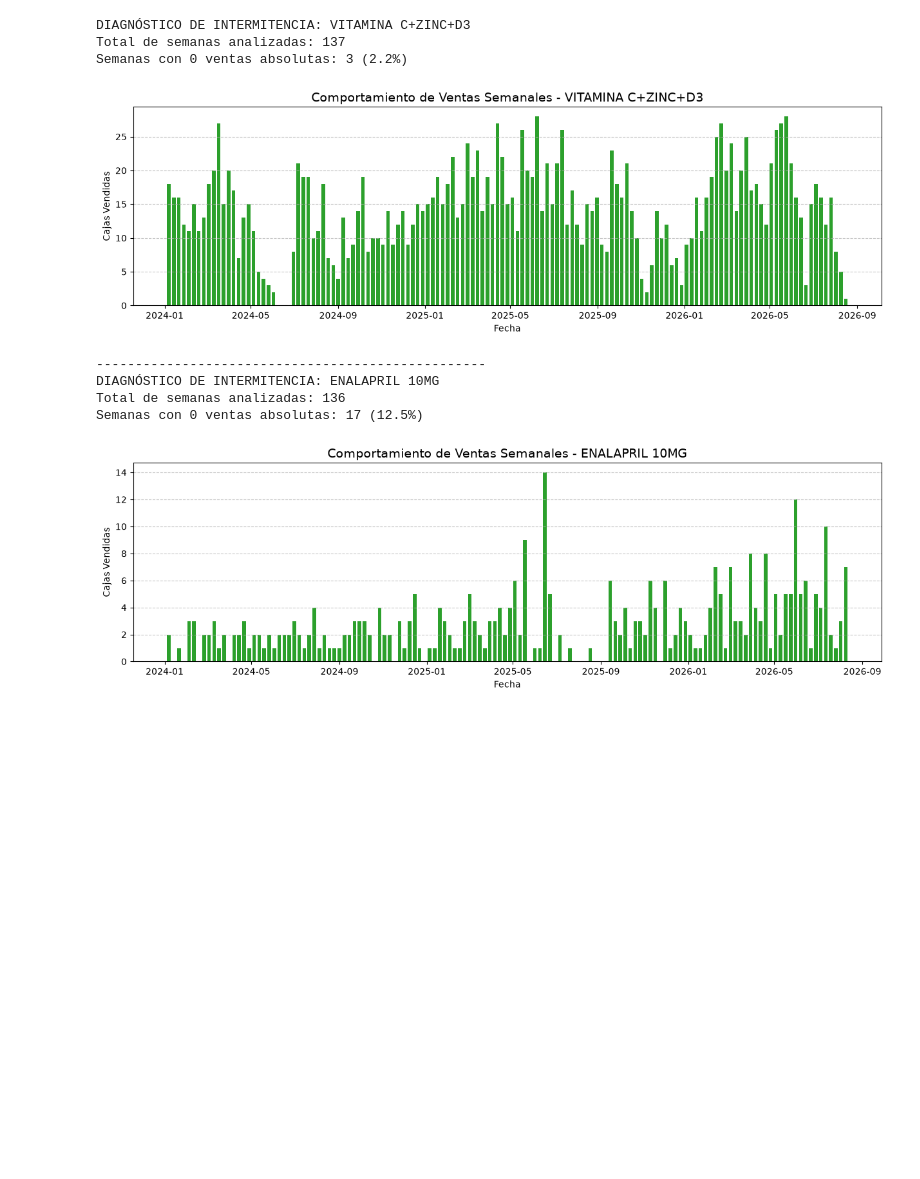
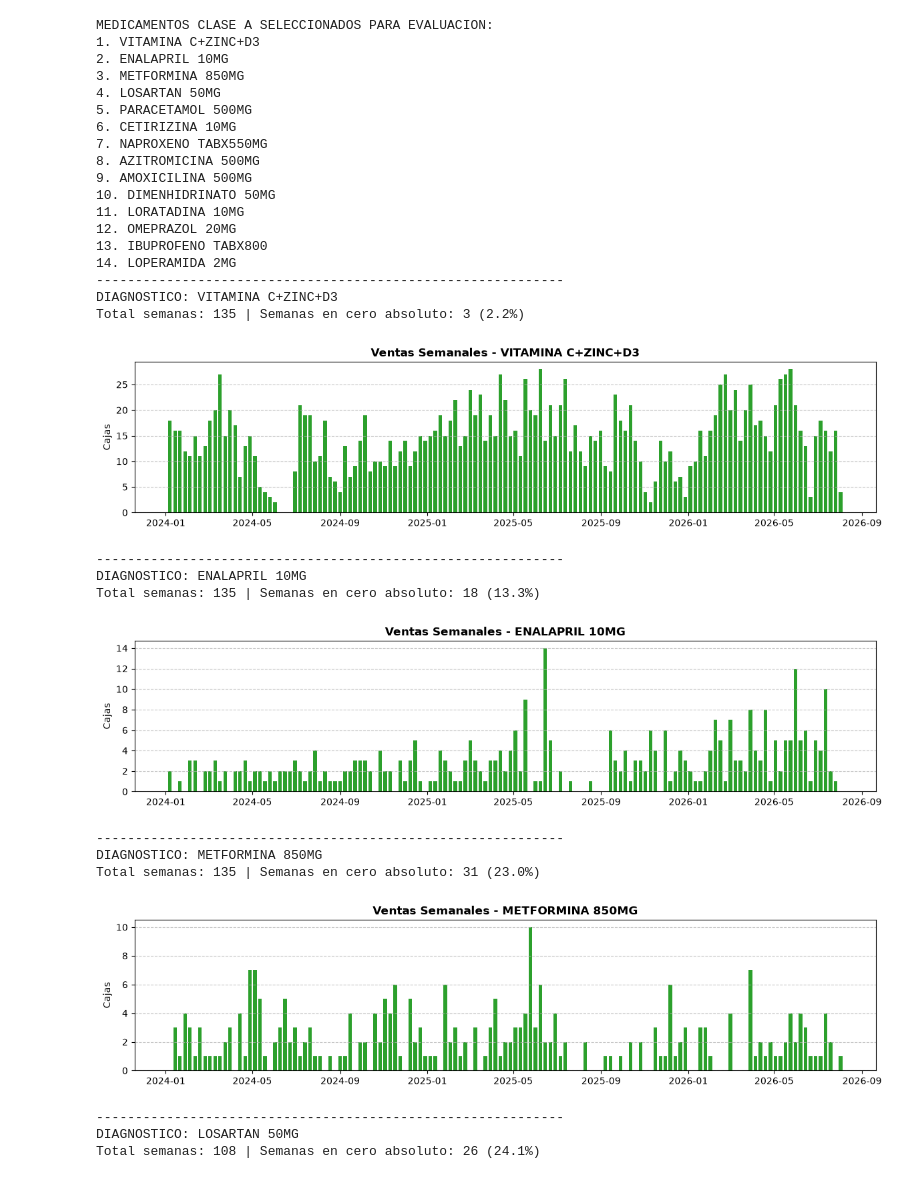
Before and after one commit to Victor-Andree/Modelos_ML, a Jupyter notebook: notebooks/03_EDA_INVENTARIOS.ipynb, the cells around one changed output. Saved outputs shown, nothing was run; the diff lists cells and outputs as text; code cells hidden in the pictures; blank space fills up the shorter version.

```diff
--- a/notebooks/03_EDA_INVENTARIOS.ipynb
+++ b/notebooks/03_EDA_INVENTARIOS.ipynb
@@ -5,62 +5,90 @@ import matplotlib.pyplot as plt
 import glob
 import os
 
-# 1. Leer los datos nuevamente (Pipeline automático)
+# 1. Leer los datos procesados del directorio
 ruta_carpeta = "../datasets/final/"
 archivos = glob.glob(os.path.join(ruta_carpeta, "*_final.csv"))
 
 lista_dfs = []
 for archivo in archivos:
     df_temp = pd.read_csv(archivo)
     nombre_producto = os.path.basename(archivo).split('(')[0].replace('_final.csv', '').strip()
     df_temp['producto'] = nombre_producto
     lista_dfs.append(df_temp)
 
 df_maestro = pd.concat(lista_dfs, ignore_index=True)
 df_maestro['fecdoc'] = pd.to_datetime(df_maestro['fecdoc'])
 
-# 2. Función para analizar la intermitencia de un producto
+# 2. Extraer ESTRICTAMENTE los 14 medicamentos de mayor rotacion (Clase A)
+df_volumen = df_maestro.groupby('producto')['cantidad'].sum().reset_index()
+top_14_productos = df_volumen.sort_values(by='cantidad', ascending=False).head(14)['producto'].tolist()
+
+print("MEDICAMENTOS CLASE A SELECCIONADOS PARA EVALUACION:")
+for i, prod in enumerate(top_14_productos, 1):
+    print(f"{i}. {prod}")
+print("-" * 60)
+
+# 3. Funcion de analisis de intermitencia
 def analizar_intermitencia(producto_objetivo):
-    # Filtrar solo el producto que queremos
     df_prod = df_maestro[df_maestro['producto'] == producto_objetivo]
 
     # Agrupar ventas por semana
     df_semanal = df_prod.set_index('fecdoc').resample('W')['cantidad'].sum().reset_index()
 
     # Rellenar semanas sin ventas con 0 explícitamente
     fechas_completas = pd.date_range(start=df_semanal['fecdoc'].min(), end=df_semanal['fecdoc'].max(), freq='W')
     df_semanal = df_semanal.set_index('fecdoc').reindex(fechas_completas, fill_value=0).reset_index()
     df_semanal.rename(columns={'index': 'fecdoc'}, inplace=True)
 
-    # Calcular métricas clave
+    # Calcular metricas clave
     total_semanas = len(df_semanal)
     semanas_cero = len(df_semanal[df_semanal['cantidad'] == 0])
-    ceros_pct = (semanas_cero / total_semanas) * 100
+    ceros_pct = (semanas_cero / total_semanas) * 100 if total_semanas > 0 else 0
 
-    print(f"DIAGNÓSTICO DE INTERMITENCIA: {producto_objetivo}")
-    print(f"Total de semanas analizadas: {total_semanas}")
-    print(f"Semanas con 0 ventas absolutas: {semanas_cero} ({ceros_pct:.1f}%)")
+    print(f"DIAGNOSTICO: {producto_objetivo}")
+    print(f"Total semanas: {total_semanas} | Semanas en cero absoluto: {semanas_cero} ({ceros_pct:.1f}%)")
 
-    # Gráfico de barras (resalta los huecos en cero)
-    plt.figure(figsize=(15, 4))
+    # Grafico de barras para visualizar volatilidad vs intermitencia
+    plt.figure(figsize=(12, 3))
     plt.bar(df_semanal['fecdoc'], df_semanal['cantidad'], color='#2ca02c', width=5)
-    plt.title(f'Comportamiento de Ventas Semanales - {producto_objetivo}', fontsize=14)
-    plt.ylabel('Cajas Vendidas')
-    plt.xlabel('Fecha')
+    plt.title(f'Ventas Semanales - {producto_objetivo}', fontsize=12, fontweight='bold')
+    plt.ylabel('Cajas')
     plt.grid(axis='y', linestyle='--', alpha=0.7)
+    plt.tight_layout()
     plt.show()
 
-# 3. Analizar nuestros dos productos estrella
-analizar_intermitencia('VITAMINA C+ZINC+D3')
-print("-" * 50)
-analizar_intermitencia('ENALAPRIL 10MG')
+# 4. Bucle de analisis exclusivo para los 14 productos
+for prod in top_14_productos:
+    analizar_intermitencia(prod)
+    print("-" * 60)
 # %% [output]
-DIAGNÓSTICO DE INTERMITENCIA: VITAMINA C+ZINC+D3
-Total de semanas analizadas: 137
-Semanas con 0 ventas absolutas: 3 (2.2%)
+MEDICAMENTOS CLASE A SELECCIONADOS PARA EVALUACION:
+1. VITAMINA C+ZINC+D3
+2. ENALAPRIL 10MG
+3. METFORMINA 850MG
+4. LOSARTAN 50MG
+5. PARACETAMOL 500MG
+6. CETIRIZINA 10MG
+7. NAPROXENO TABX550MG
+8. AZITROMICINA 500MG
+9. AMOXICILINA 500MG
+10. DIMENHIDRINATO 50MG
+11. LORATADINA 10MG
+12. OMEPRAZOL 20MG
+13. IBUPROFENO TABX800
+14. LOPERAMIDA 2MG
+------------------------------------------------------------
+DIAGNOSTICO: VITAMINA C+ZINC+D3
+Total semanas: 135 | Semanas en cero absoluto: 3 (2.2%)
-[figure, old version]
+[figure, new version]
---------------------------------------------------
-DIAGNÓSTICO DE INTERMITENCIA: ENALAPRIL 10MG
-Total de semanas analizadas: 136
-Semanas con 0 ventas absolutas: 17 (12.5%)
+------------------------------------------------------------
+DIAGNOSTICO: ENALAPRIL 10MG
+Total semanas: 135 | Semanas en cero absoluto: 18 (13.3%)
-[figure, old version]
+[figure, new version]
+------------------------------------------------------------
+DIAGNOSTICO: METFORMINA 850MG
+Total semanas: 135 | Semanas en cero absoluto: 31 (23.0%)
+[figure, added]
+------------------------------------------------------------
+DIAGNOSTICO: LOSARTAN 50MG
+Total semanas: 108 | Semanas en cero absoluto: 26 (24.1%)
```
Also changed, not shown: parts of 1 cell of this notebook, 7 other files.
